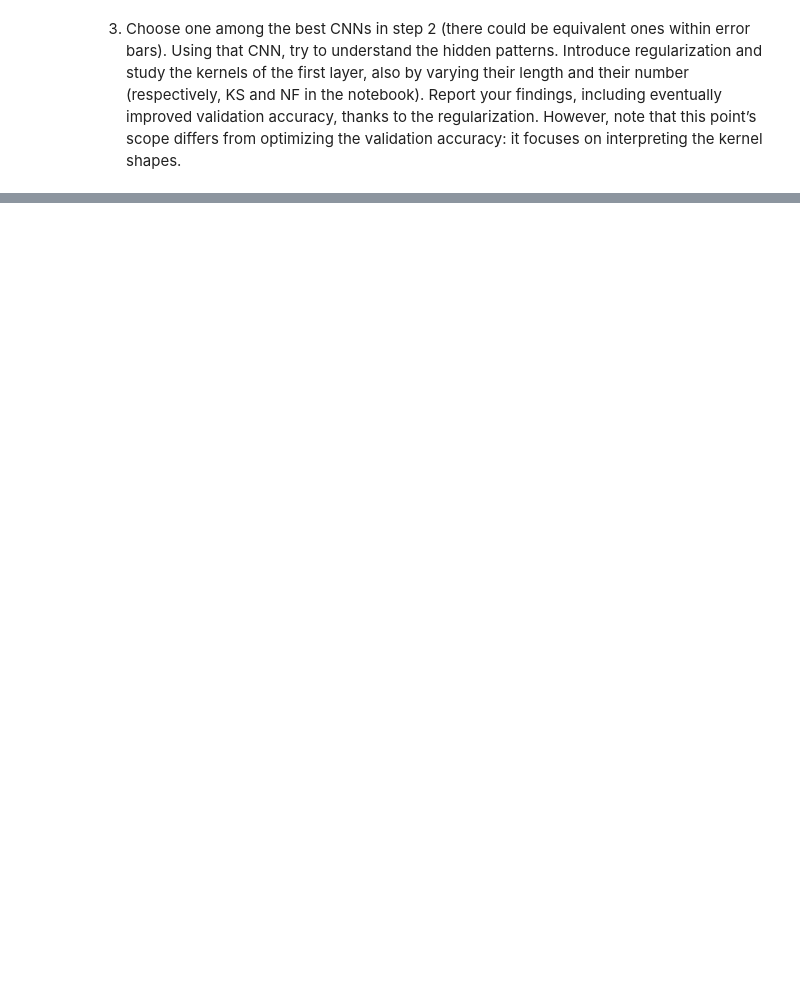
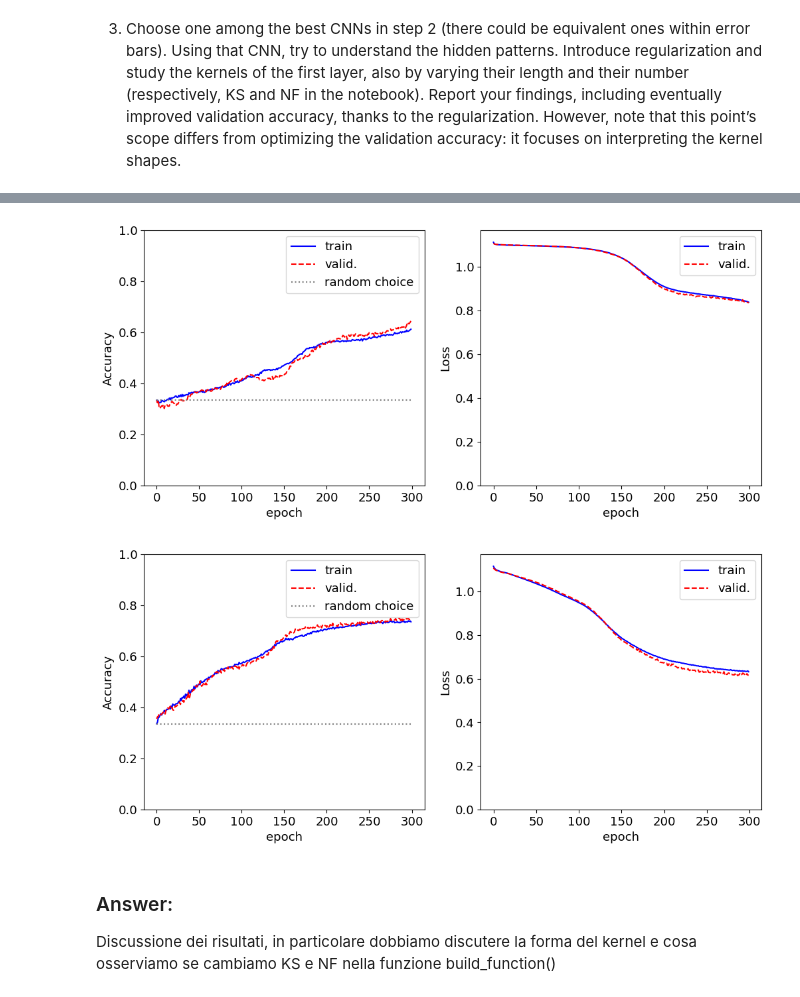
Before and after one commit to Kallo27/LCP_B, a Jupyter notebook: group2405_exercise1.ipynb, the cells around one changed output, grey strips where cells are left out. Saved outputs shown, nothing was run; the diff lists cells and outputs as text; code cells hidden in the pictures; blank space fills up the shorter version.

```diff
--- a/group2405_exercise1.ipynb
+++ b/group2405_exercise1.ipynb
@@ -249,0 +347,28 @@ accuracy: it focuses on interpreting the kernel shapes.
+# %%
+# ci permette di osservare come varia la mia validation accurancy
+def Show_history(fit):
+    fig,AX=plt.subplots(1,2,figsize=(12,5.))
+    ax=AX[0]
+    ax.plot(fit.history['accuracy'],"b",label="train")
+    ax.plot(fit.history['val_accuracy'],"r--",label="valid.")
+    ax.plot((0,EPOCHS),(1/3,1/3),":",c="gray",label="random choice")
+    ax.set_xlabel('epoch')
+    ax.set_ylabel("Accuracy")
+    ax.set_ylim([0, 1])
+    ax.legend()
+    ax=AX[1]
+    ax.plot(fit.history['loss'],"b",label="train")
+    ax.plot(fit.history['val_loss'],"r--",label="valid.")
+    ax.set_xlabel('epoch')
+    ax.set_ylabel("Loss")
+    ax.set_ylim([0, 1.05*np.max(fit.history['loss'])])
+    ax.legend()
+    plt.show()
+Show_history(fit)
+Show_history(fit2)
+# %% [output]
+[figure, added]
+[figure, added]
+# %% [markdown]
+### Answer:
+Discussione dei risultati, in particolare dobbiamo discutere la forma del kernel e cosa osserviamo se cambiamo KS e NF nella funzione build_function()
```
Also changed, not shown: parts of 6 cells of this notebook.
